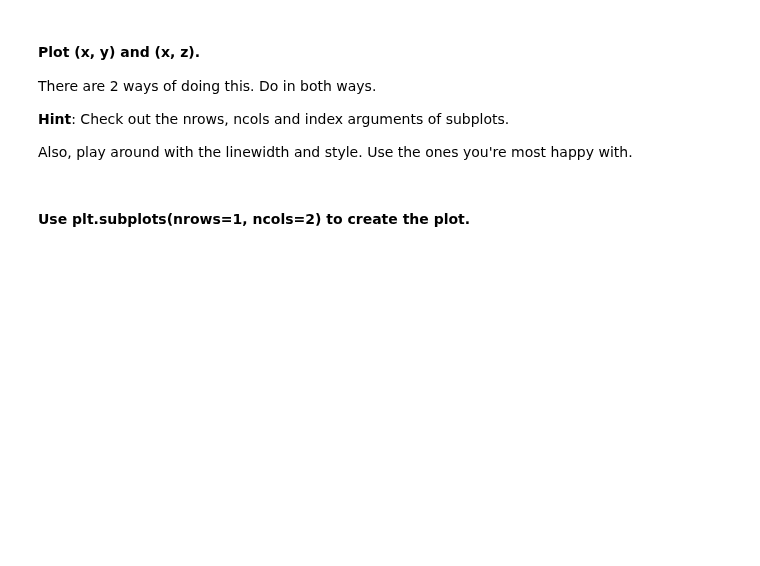
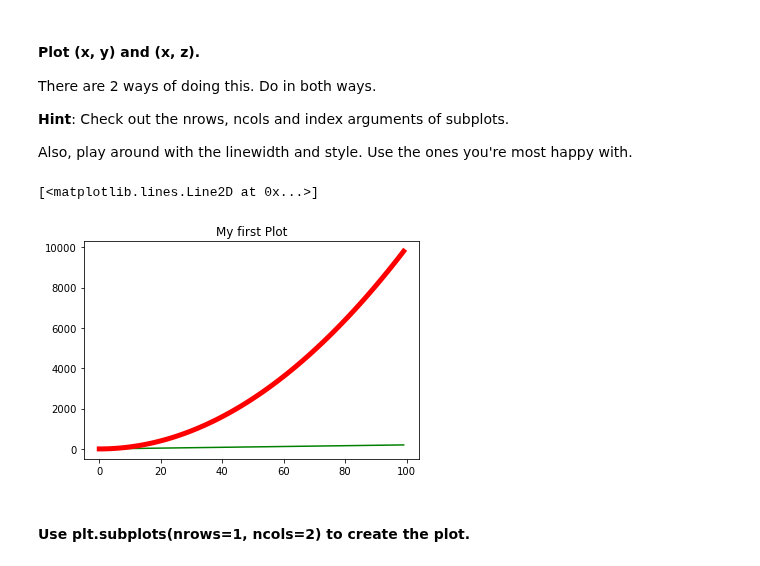
Before and after one commit to ta-data-lis/lab-matplotlib-seaborn, a Jupyter notebook: your-code/main.ipynb, the cells around one changed output. Saved outputs shown, nothing was run; the diff lists cells and outputs as text; code cells hidden in the pictures; blank space fills up the shorter version.

Commit message:
(lab-matplotlib-seaborn) - Eduardo Rebelo

```diff
--- a/your-code/main.ipynb
+++ b/your-code/main.ipynb
@@ -25,2 +27,10 @@ Also, play around with the linewidth and style. Use the ones you're most happy w
+# %%
+# Method 1
+plt.title('My first Plot')
+plt.plot(x, y, color = 'green')
+plt.plot(x, z, color = 'red', linewidth = 5)
+# %% [output]
+[<matplotlib.lines.Line2D at 0x...>]
+[figure, added]
 # %% [markdown]
 #### Use plt.subplots(nrows=1, ncols=2) to create the plot.
```
Also changed, not shown: parts of 43 cells of this notebook.
